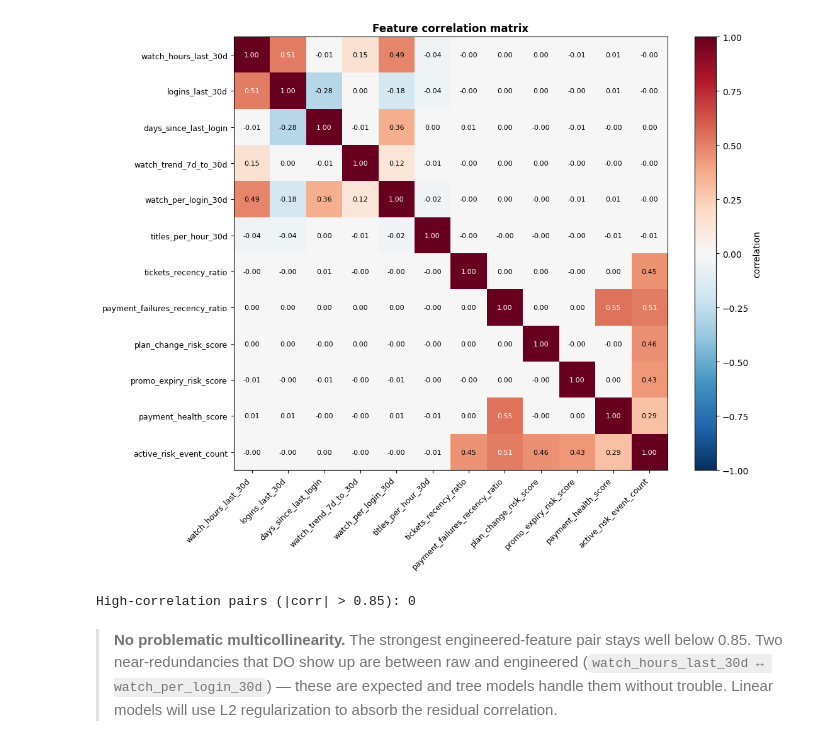
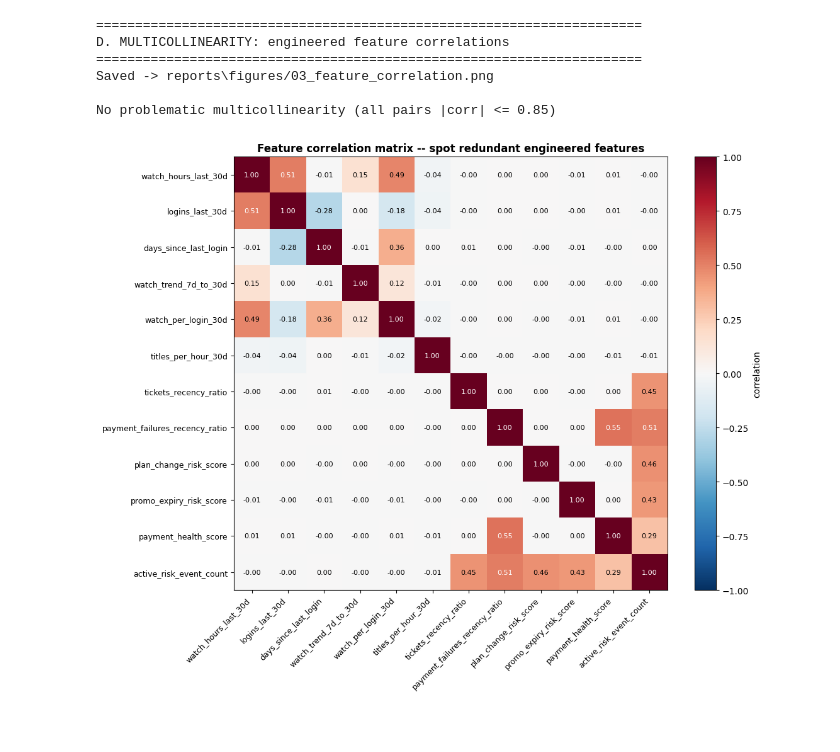
Before and after one commit to janeruxi1/StreamFlix-Churn-Retention, a Jupyter notebook: notebooks/03_feature_engineering.ipynb, the cells around one changed output. Drawn from its saved outputs; the diff is of its cells as text; code cells hidden in the pictures; blank space fills up the shorter version.

```diff
--- a/notebooks/03_feature_engineering.ipynb
+++ b/notebooks/03_feature_engineering.ipynb
@@ -207,45 +212,56 @@ If two engineered features are >85% correlated, we're adding compute cost and SH
 # %%
+print("\n" + "=" * 70)
+print("D. MULTICOLLINEARITY: engineered feature correlations")
+print("=" * 70)
+
+# Mix of engineered + key raw features
 check_cols = [
-    'watch_hours_last_30d', 'logins_last_30d', 'days_since_last_login',
-    'watch_trend_7d_to_30d', 'watch_per_login_30d', 'titles_per_hour_30d',
-    'tickets_recency_ratio', 'payment_failures_recency_ratio',
-    'plan_change_risk_score', 'promo_expiry_risk_score',
-    'payment_health_score', 'active_risk_event_count',
+    "watch_hours_last_30d", "logins_last_30d", "days_since_last_login",
+    "watch_trend_7d_to_30d", "watch_per_login_30d", "titles_per_hour_30d",
+    "tickets_recency_ratio", "payment_failures_recency_ratio",
+    "plan_change_risk_score", "promo_expiry_risk_score",
+    "payment_health_score", "active_risk_event_count",
 ]
 corr_matrix = df[check_cols].corr()
 
 fig, ax = plt.subplots(figsize=(11, 9))
-im = ax.imshow(corr_matrix.values, cmap='RdBu_r', vmin=-1, vmax=1, aspect='auto')
+im = ax.imshow(corr_matrix.values, cmap="RdBu_r", vmin=-1, vmax=1, aspect="auto")
 ax.set_xticks(range(len(check_cols)))
 ax.set_yticks(range(len(check_cols)))
-ax.set_xticklabels(check_cols, rotation=45, ha='right', fontsize=9)
+ax.set_xticklabels(check_cols, rotation=45, ha="right", fontsize=9)
 ax.set_yticklabels(check_cols, fontsize=9)
 for i in range(len(check_cols)):
     for j in range(len(check_cols)):
         v = corr_matrix.values[i, j]
-        ax.text(j, i, f'{v:.2f}', ha='center', va='center',
-                fontsize=8, color='white' if abs(v) > 0.5 else 'black')
-plt.colorbar(im, ax=ax, label='correlation')
-ax.set_title('Feature correlation matrix', fontweight='bold')
+        ax.text(j, i, f"{v:.2f}", ha="center", va="center",
+                fontsize=8, color="white" if abs(v) > 0.5 else "black")
+plt.colorbar(im, ax=ax, label="correlation")
+ax.set_title("Feature correlation matrix -- spot redundant engineered features",
+             fontweight="bold")
 plt.tight_layout()
-plt.savefig(FIG_DIR / '03_feature_correlation.png', dpi=140, bbox_inches='tight')
-plt.show()
+plt.savefig(FIG_DIR / "03_feature_correlation.png", dpi=140, bbox_inches="tight")
+print(f"Saved -> {FIG_DIR}/03_feature_correlation.png")
 
-# Flag high-correlation pairs
+# Flag any pairs with |corr| > 0.85 -- candidates for removal
 high_corr = []
 for i, c1 in enumerate(check_cols):
     for j, c2 in enumerate(check_cols):
         if j <= i:
             continue
         v = corr_matrix.loc[c1, c2]
         if abs(v) > 0.85:
-            high_corr.append((c1, c2, round(v, 3)))
-print(f'High-correlation pairs (|corr| > 0.85): {len(high_corr)}')
-for p in high_corr:
-    print(f'  {p}')
+            high_corr.append((c1, c2, v))
+if high_corr:
+    print("\nHigh-correlation pairs (|corr| > 0.85):")
+    for c1, c2, v in high_corr:
+        print(f"  {c1:<30} <-> {c2:<30}  corr={v:+.3f}")
+else:
+    print("\nNo problematic multicollinearity (all pairs |corr| <= 0.85)")
 # %% [output]
+======================================================================
+D. MULTICOLLINEARITY: engineered feature correlations
+======================================================================
+Saved -> reports\figures/03_feature_correlation.png
+
+No problematic multicollinearity (all pairs |corr| <= 0.85)
-[figure, old version]
+[figure, new version]
-High-correlation pairs (|corr| > 0.85): 0
-# %% [markdown]
-> **No problematic multicollinearity.**
-> The strongest engineered-feature pair stays well below 0.85. Two near-redundancies that DO show up are between raw and engineered (`watch_hours_last_30d ↔ watch_per_login_30d`) — these are expected and tree models handle them without trouble. Linear models will use L2 regularization to absorb the residual correlation.
```
Also changed, not shown: parts of 25 cells of this notebook, 53 other files.
